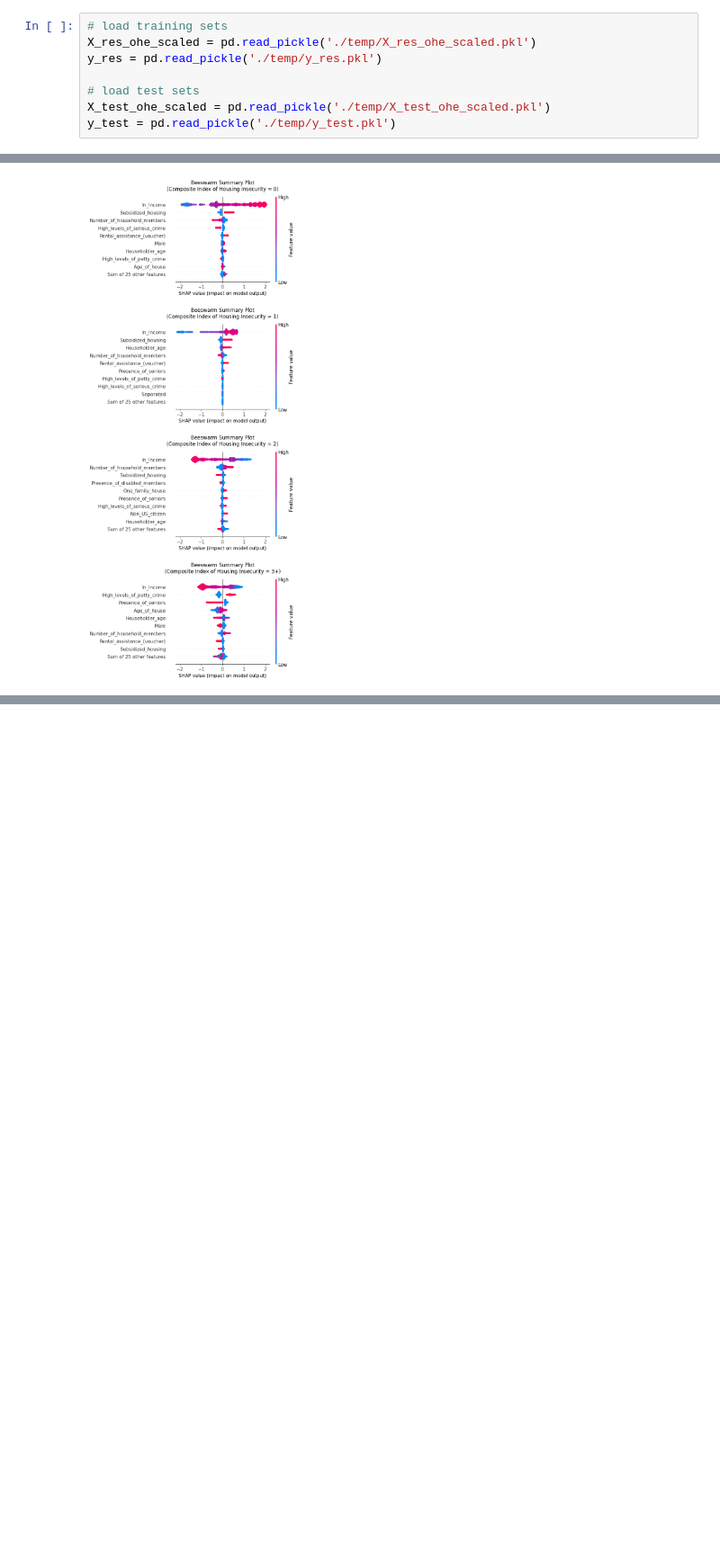
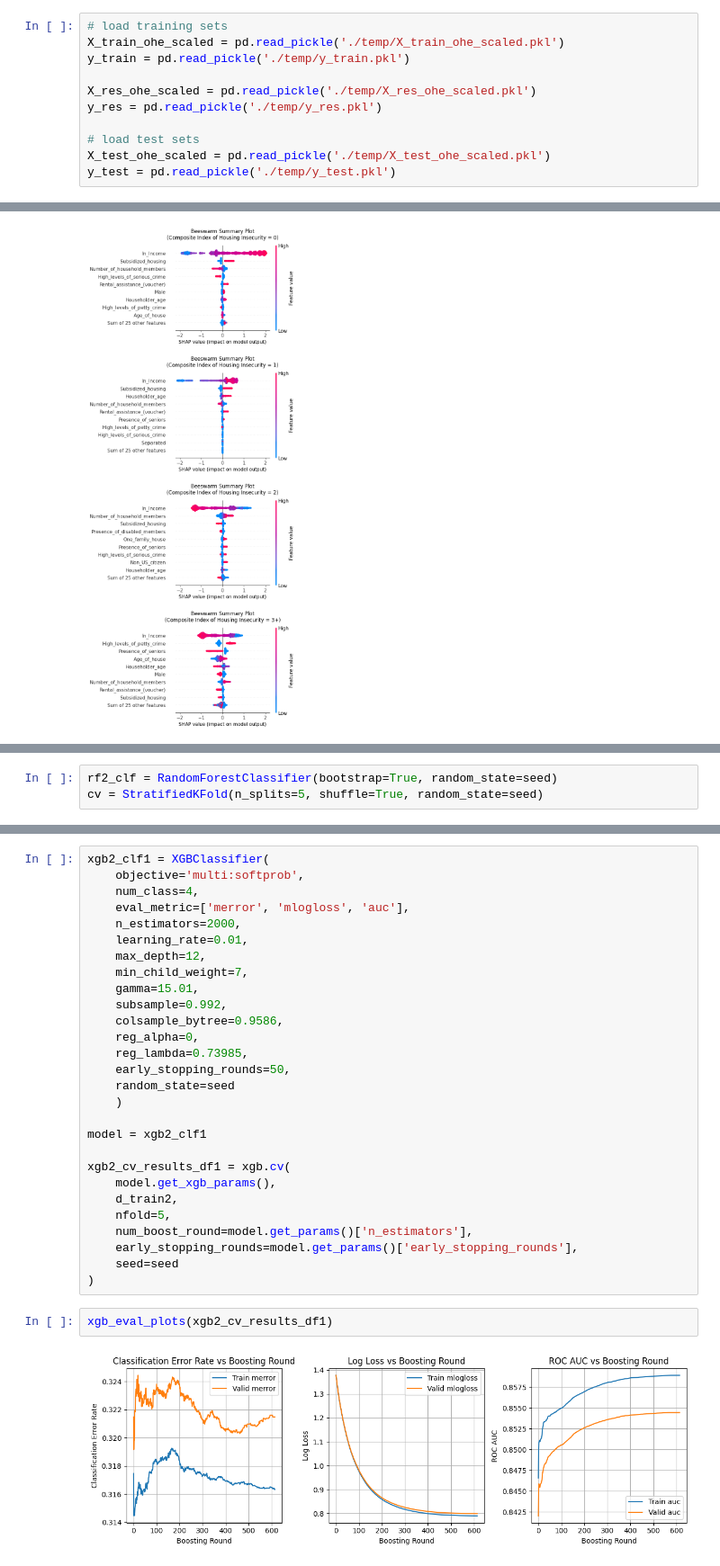
Before and after one commit to GeunSangOh/housing-insecurity, a Jupyter notebook: 05_ML_models.ipynb, the cells around one changed output, grey strips where cells are left out. Shown at 90% size. Cells and saved outputs as stored; diff of their text form; blank space fills up the shorter version.

```diff
--- a/05_ML_models.ipynb
+++ b/05_ML_models.ipynb
@@ -663,6 +711,9 @@ X_test_ohe.to_pickle('./temp/X_test_ohe.pkl')
 X_test_ohe_scaled.to_pickle('./temp/X_test_ohe_scaled.pkl')
 # %%
 # load training sets
+X_train_ohe_scaled = pd.read_pickle('./temp/X_train_ohe_scaled.pkl')
+y_train = pd.read_pickle('./temp/y_train.pkl')
+
 X_res_ohe_scaled = pd.read_pickle('./temp/X_res_ohe_scaled.pkl')
 y_res = pd.read_pickle('./temp/y_res.pkl')
 
@@ -1768,0 +1828,3 @@ plt.show()
+# %%
+rf2_clf = RandomForestClassifier(bootstrap=True, random_state=seed)
+cv = StratifiedKFold(n_splits=5, shuffle=True, random_state=seed)
@@ -1768,0 +2040,32 @@ plt.show()
+# %%
+xgb2_clf1 = XGBClassifier(
+    objective='multi:softprob',
+    num_class=4,
+    eval_metric=['merror', 'mlogloss', 'auc'],
+    n_estimators=2000,
+    learning_rate=0.01,
+    max_depth=12,
+    min_child_weight=7,
+    gamma=15.01,
+    subsample=0.992,
+    colsample_bytree=0.9586,
+    reg_alpha=0,
+    reg_lambda=0.73985,
+    early_stopping_rounds=50,
+    random_state=seed
+    )
+
+model = xgb2_clf1
+
+xgb2_cv_results_df1 = xgb.cv(
+    model.get_xgb_params(),
+    d_train2,
+    nfold=5,
+    num_boost_round=model.get_params()['n_estimators'],
+    early_stopping_rounds=model.get_params()['early_stopping_rounds'],
+    seed=seed
+)
+# %%
+xgb_eval_plots(xgb2_cv_results_df1)
+# %% [output]
+[figure, added]
```
Also changed, not shown: parts of 71 cells of this notebook.
